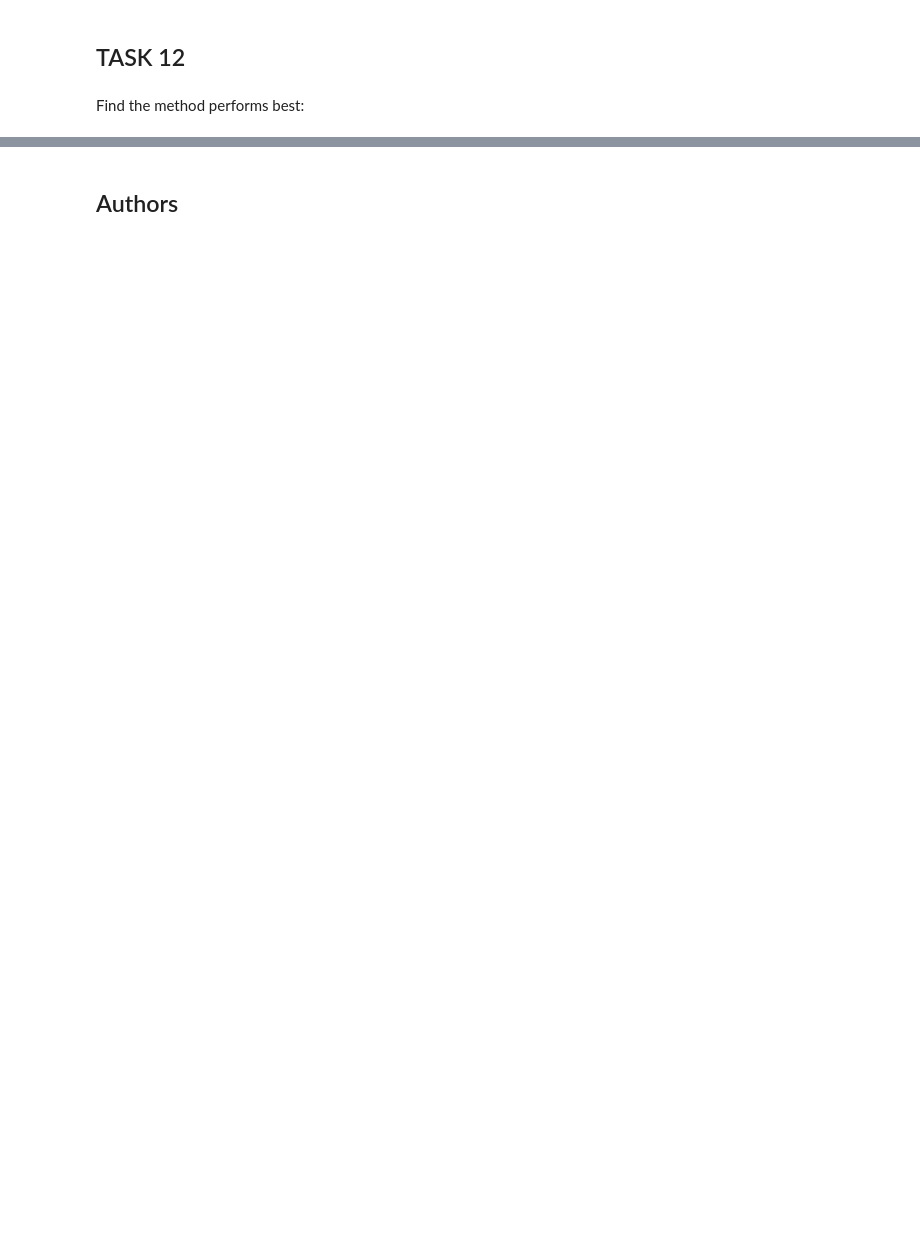
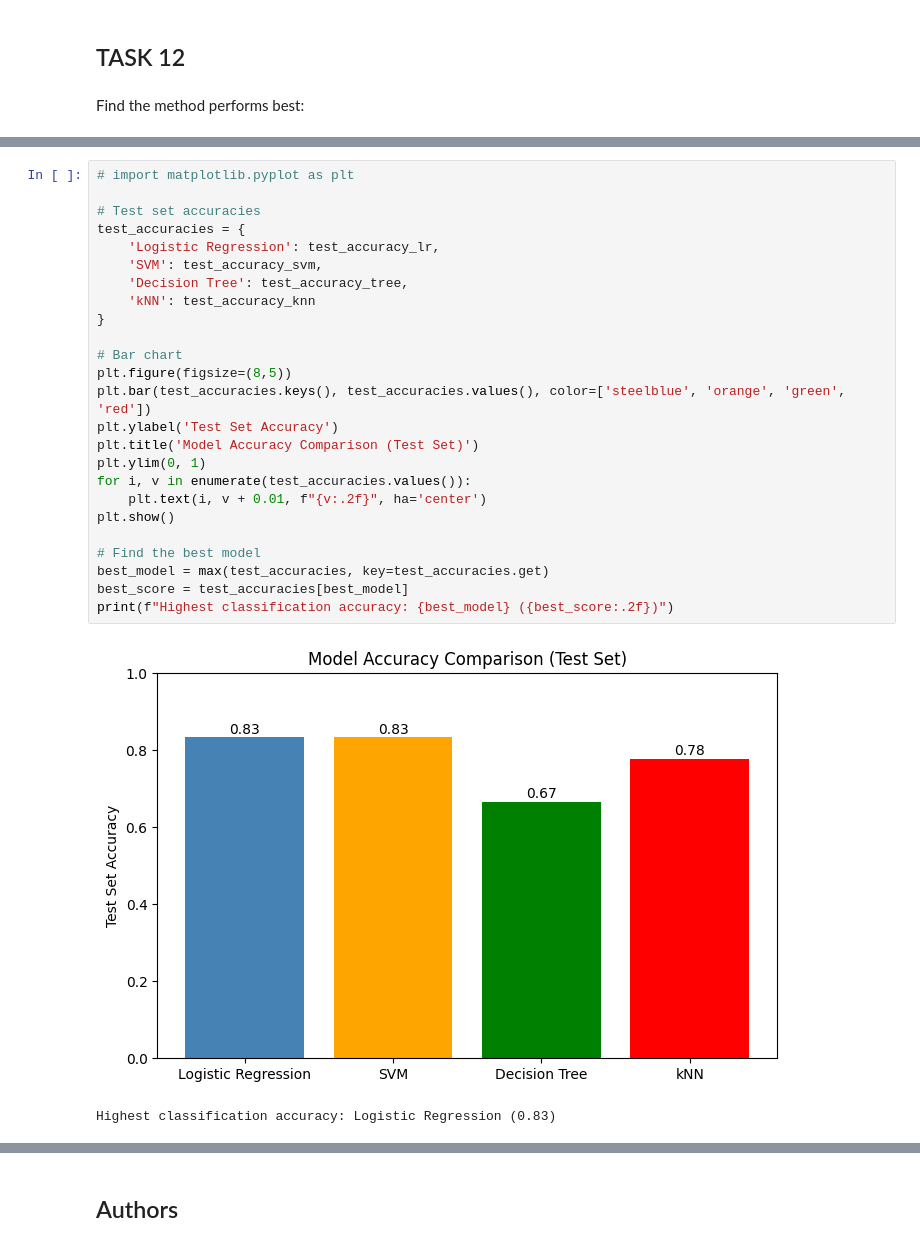
Before and after one commit to apmurtagh/Proj_Repo, a Jupyter notebook: SpaceX-Machine-Learning-Prediction-Part-5-v1.ipynb, the cells around one changed output, grey strips where cells are left out. Cells and saved outputs as stored; diff of their text form; blank space fills up the shorter version.

```diff
--- a/SpaceX-Machine-Learning-Prediction-Part-5-v1.ipynb
+++ b/SpaceX-Machine-Learning-Prediction-Part-5-v1.ipynb
@@ -400,0 +367,28 @@ Best score: 0.8857142857142856
+# %%
+# import matplotlib.pyplot as plt
+
+# Test set accuracies
+test_accuracies = {
+    'Logistic Regression': test_accuracy_lr,
+    'SVM': test_accuracy_svm,
+    'Decision Tree': test_accuracy_tree,
+    'kNN': test_accuracy_knn
+}
+
+# Bar chart
+plt.figure(figsize=(8,5))
+plt.bar(test_accuracies.keys(), test_accuracies.values(), color=['steelblue', 'orange', 'green', 'red'])
+plt.ylabel('Test Set Accuracy')
+plt.title('Model Accuracy Comparison (Test Set)')
+plt.ylim(0, 1)
+for i, v in enumerate(test_accuracies.values()):
+    plt.text(i, v + 0.01, f"{v:.2f}", ha='center')
+plt.show()
+
+# Find the best model
+best_model = max(test_accuracies, key=test_accuracies.get)
+best_score = test_accuracies[best_model]
+print(f"Highest classification accuracy: {best_model} ({best_score:.2f})")
+# %% [output]
+[figure, added]
+Highest classification accuracy: Logistic Regression (0.83)
```
Also changed, not shown: parts of 21 cells of this notebook.
